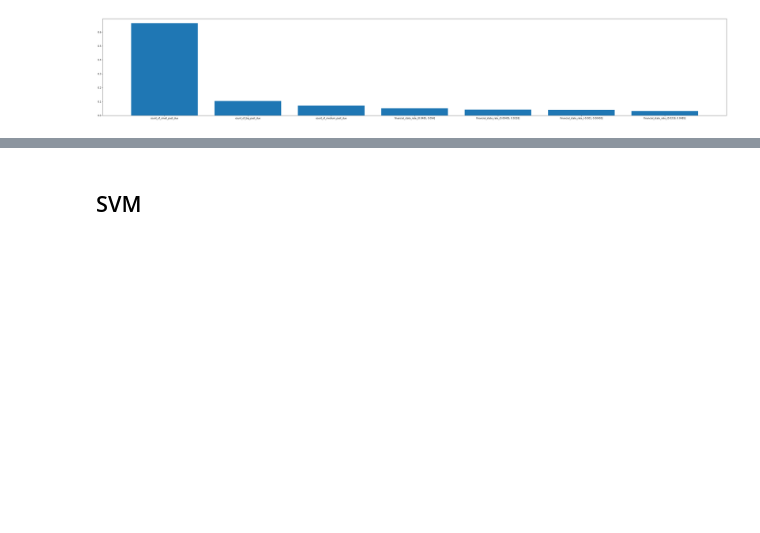
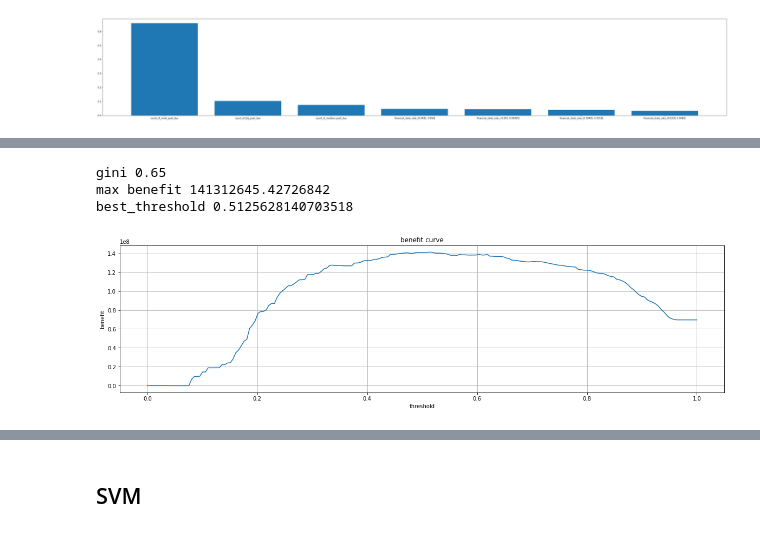
Before and after one commit to Stuksus/Credit_scoring_model, a Jupyter notebook: main.ipynb, the cells around one changed output, grey strips where cells are left out. Saved outputs shown, nothing was run; the diff lists cells and outputs as text; code cells hidden in the pictures; blank space fills up the shorter version.

```diff
--- a/main.ipynb
+++ b/main.ipynb
@@ -1383,3 +1382,12 @@ Best accuracy: 0.9350033852403521, threshold: 0.9404295626604784
+# %%
+benefit_plot(design_test,target_test,
+             predictions_test_RandomForest[:,1],200,debt_test,
+             lgd=0.5)
+# %% [output]
+gini 0.65
+max benefit 141312645.42726842
+best_threshold 0.5125628140703518
+[figure, added]
 # %%
 
 new_RF_preds = [1 if i >= 0.5106375002174267 else 0 for i in predictions_test_RandomForest[:,1] ]
```
Also changed, not shown: parts of 45 cells of this notebook.
